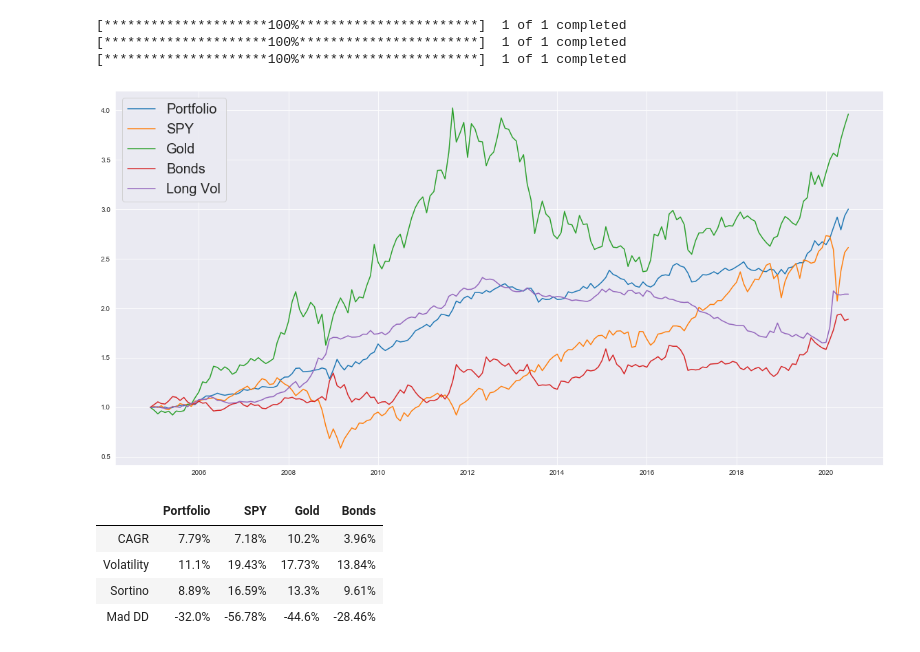
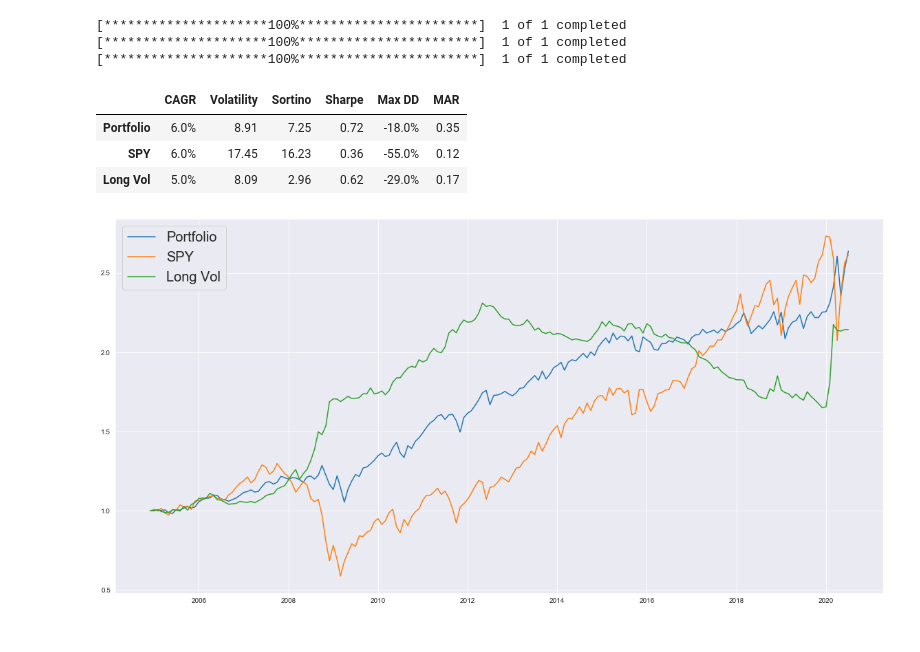
Before and after one commit to webclinic017/Portfolio_Construction, a Jupyter notebook: Portfolio_Backtest/Permanent_Portfolio.ipynb, the cells around one changed output. Saved outputs shown, nothing was run; the diff lists cells and outputs as text; code cells hidden in the pictures.

Commit message:
Added Evaluation Tool

```diff
--- a/Portfolio_Backtest/Permanent_Portfolio.ipynb
+++ b/Portfolio_Backtest/Permanent_Portfolio.ipynb
@@ -16,7 +16,6 @@ def port_eval(port, freq = 'D'):
 
     port = pd.DataFrame(port)
     port_ret = calc_port_ret(port)
-    vol = np.log(port_ret).std()*np.sqrt(252)
 
     Roll_Max = port.cummax()
     Daily_Drawdown = port/Roll_Max - 1.0
@@ -24,22 +23,29 @@ def port_eval(port, freq = 'D'):
     Max_Daily_Drawdown = Max_Daily_Drawdown.tail(1)
 
     neg_ret = port_ret[port_ret<1].dropna()
-    sortino = np.log(neg_ret).std()*np.sqrt(252)
+
 
     if freq == 'D':
         cagr = port_ret.cumprod().tail(1)**(252/len(port_ret)) - 1
         MAR = cagr/Max_Daily_Drawdown
+        vol = np.log(port_ret).std()*np.sqrt(252)
+        sortino = np.log(neg_ret).std()*np.sqrt(252)
+        sharpe = cagr/vol
 
     elif freq == 'M':
         cagr = port_ret.cumprod().tail(1)**(12/len(port_ret)) - 1
         MAR = cagr/Max_Daily_Drawdown
+        vol = np.log(port_ret).std()*np.sqrt(12)
+        sortino = np.log(neg_ret).std()*np.sqrt(12)
+        sharpe = cagr/vol
 
-    metrics = pd.DataFrame({'': [float(cagr.iloc[0]), float(vol.iloc[0]), float(sortino.iloc[0]),
-                                   float(Max_Daily_Drawdown.iloc[0])]},
-                   index=['CAGR', 'Volatility', 'Sortino', 'Mad DD'])
 
-    metrics = round(metrics*100, 2)
-    metrics = metrics.astype(str) + '%'
+    metrics = pd.DataFrame({'': [float(cagr.iloc[0]), float(vol.iloc[0]*100), float(sortino.iloc[0]*100),
+                                 float(sharpe.iloc[0]),float(Max_Daily_Drawdown.iloc[0]), abs(float(MAR.iloc[0]))]},
+                   index=['CAGR', 'Volatility', 'Sortino','Sharpe', 'Max DD', 'MAR'])
+
+    metrics = round(metrics, 2)
+    #metrics = metrics.astype(str) + '%'
 
     return metrics
 # %%
@@ -108,16 +160,16 @@ asset_2 = asset_2_tmp["USD (AM)"]
 asset_3 = asset_3_tmp['Close']
 asset_4 = asset_4_tmp['Close']
 # %%
-data = pd.concat([asset_1, asset_2, asset_4], axis = 1) #asset_2, asset_4
+data = pd.concat([asset_1], axis = 1) #asset_2, asset_4
 data = data.ffill()
 data = data.dropna()
 data = data/data.shift(1)
 data = data.fillna(1)
 
-data_names = ['SPY','Gold' ,'Bonds'] #,'Gold' ,'Bonds'
+data_names = ['SPY'] #,'Gold' ,'Bonds'
 data.columns = data_names
 # %%
-data = pd.concat([asset_1, asset_2, asset_4], axis = 1)
+data = pd.concat([asset_1], axis = 1)
 data = data.ffill()
 data = data.dropna()
 monthly_data = data.resample('M').first()
@@ -135,20 +187,26 @@ monthly_data.columns = data_names + ["Long Vol"]
 monthly_data = monthly_data/monthly_data.shift()
 monthly_data = monthly_data.fillna(1)
 # %%
-rebalance_freq = 120
+rebalance_freq = 6
 tol = 0.10
-W = [0.25, 0.25, 0.25, 0.25]
+W = [0.5, 0.5]
 
-data_names = ['SPY','Gold' ,'Bonds'] + ["Long Vol"]
+data_names = ['SPY'] + ["Long Vol"]
 
 
 result = backtest_strategy(monthly_data, W, tol, rebalance_freq, data_names)
 # %%
 sns.set_style("darkgrid")
 plt.figure(figsize=(20,10))
 for i in result.columns:
     plt.plot(result[i], label = i);
 
 plt.legend(loc=2, prop={'size': 20});
+
+strategy_evaluation(result, data_names, freq = 'M')
 # %% [output]
+|  | CAGR | Volatility | Sortino | Sharpe | Max DD | MAR |
+| Portfolio | 6.0% | 8.91 | 7.25 | 0.72 | -18.0% | 0.35 |
+| SPY | 6.0% | 17.45 | 16.23 | 0.36 | -55.0% | 0.12 |
+| Long Vol | 5.0% | 8.09 | 2.96 | 0.62 | -29.0% | 0.17 |
-[figure, old version]
+[figure, new version]
@@ -160,8 +212,0 @@ metrics.columns = ["Portfolio"] + data_names
-# %%
-metrics
-# %% [output]
-|  | Portfolio | SPY | Gold | Bonds |
-| CAGR | 7.79% | 7.18% | 10.2% | 3.96% |
-| Volatility | 11.1% | 19.43% | 17.73% | 13.84% |
-| Sortino | 8.89% | 16.59% | 13.3% | 9.61% |
-| Mad DD | -32.0% | -56.78% | -44.6% | -28.46% |
```
Also changed, not shown: parts of 2 cells of this notebook.
